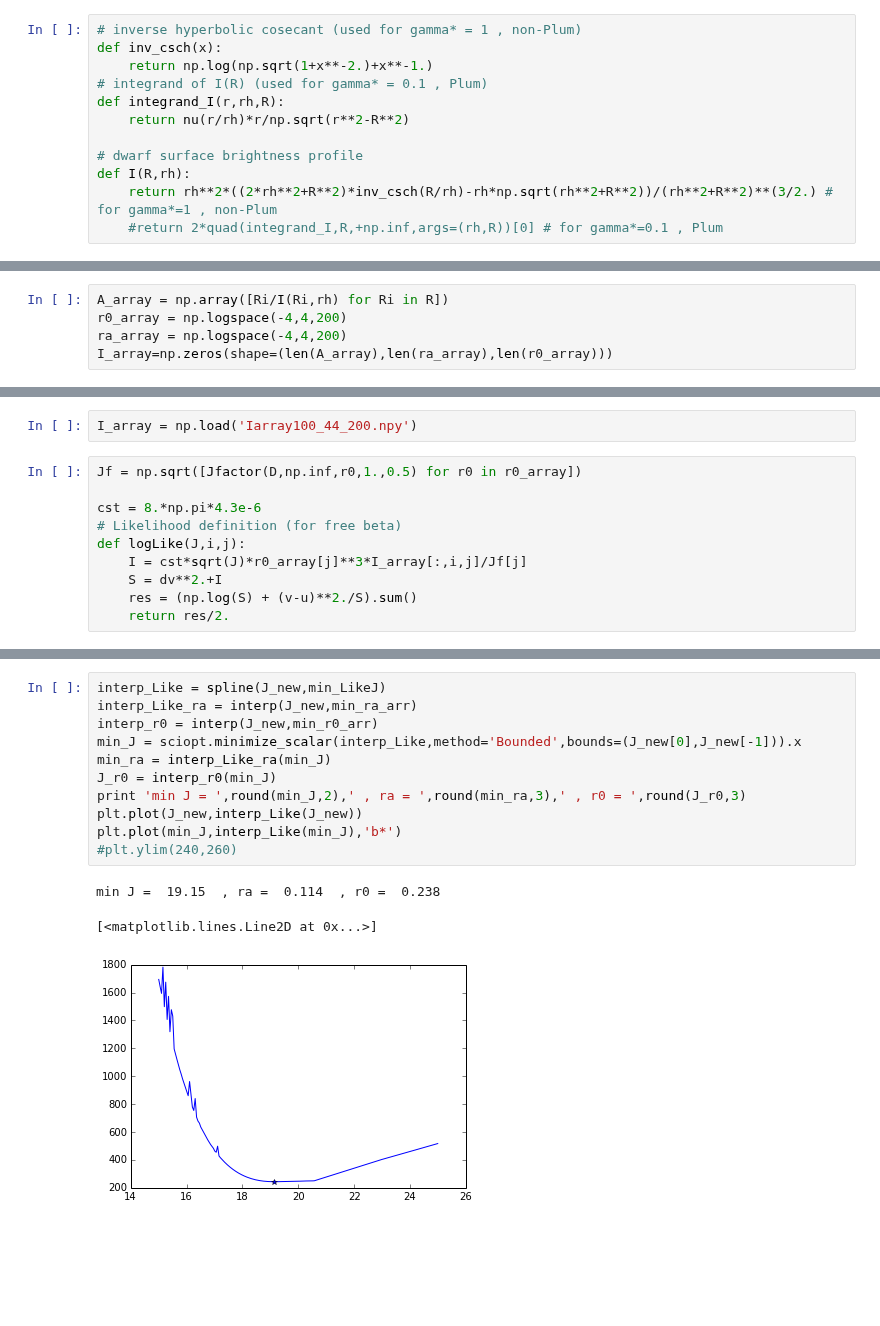
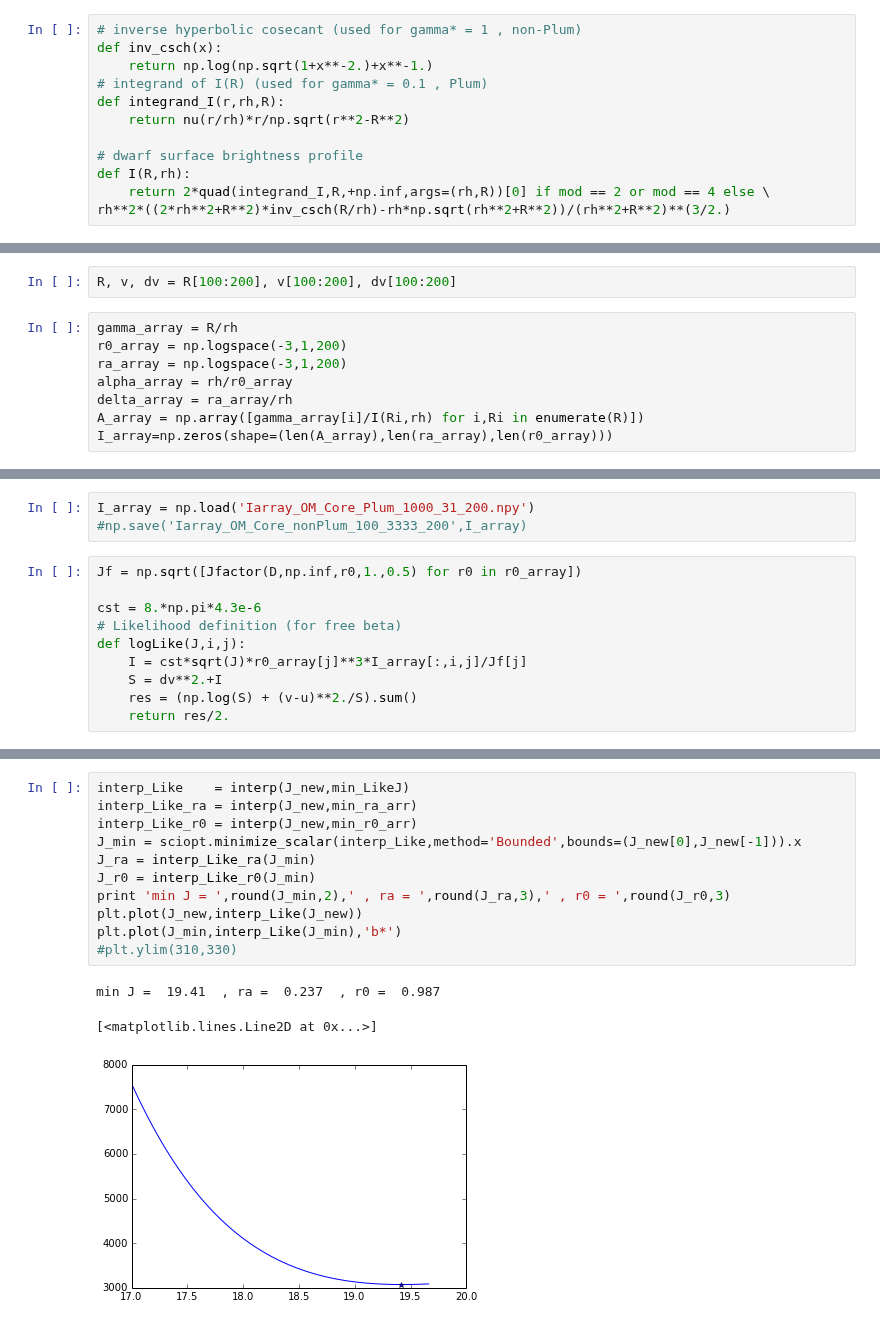
Before and after one commit to achiappo/FRESKA, a Jupyter notebook: simulationOM.ipynb, the cells around one changed output, grey strips where cells are left out. Saved outputs shown, nothing was run; the diff lists cells and outputs as text; blank space fills up the shorter version.

```diff
--- a/simulationOM.ipynb
+++ b/simulationOM.ipynb
@@ -59,7 +72,7 @@ def integrand_I(r,rh,R):
 
 # dwarf surface brightness profile
 def I(R,rh):
-    return rh**2*((2*rh**2+R**2)*inv_csch(R/rh)-rh*np.sqrt(rh**2+R**2))/(rh**2+R**2)**(3/2.) # for gamma*=1 , non-Plum
-    #return 2*quad(integrand_I,R,+np.inf,args=(rh,R))[0] # for gamma*=0.1 , Plum
+    return 2*quad(integrand_I,R,+np.inf,args=(rh,R))[0] if mod == 2 or mod == 4 else \
+rh**2*((2*rh**2+R**2)*inv_csch(R/rh)-rh*np.sqrt(rh**2+R**2))/(rh**2+R**2)**(3/2.)
 # %%
 # Mock data preparation
@@ -82,7 +99,12 @@ rh=0.1
 nstars=np.size(R)
+# %%
+R, v, dv = R[100:200], v[100:200], dv[100:200]
 # %%
-A_array = np.array([Ri/I(Ri,rh) for Ri in R])
-r0_array = np.logspace(-4,4,200)
-ra_array = np.logspace(-4,4,200)
+gamma_array = R/rh
+r0_array = np.logspace(-3,1,200)
+ra_array = np.logspace(-3,1,200)
+alpha_array = rh/r0_array
+delta_array = ra_array/rh
+A_array = np.array([gamma_array[i]/I(Ri,rh) for i,Ri in enumerate(R)])
 I_array=np.zeros(shape=(len(A_array),len(ra_array),len(r0_array)))
 # %%
@@ -102,7 +124,8 @@ pool.join()
 for idx,value in results:
     I_array[idx] = value
 # %%
-I_array = np.load('Iarray100_44_200.npy')
+I_array = np.load('Iarray_OM_Core_Plum_1000_31_200.npy')
+#np.save('Iarray_OM_Core_nonPlum_100_3333_200',I_array)
 # %%
 Jf = np.sqrt([Jfactor(D,np.inf,r0,1.,0.5) for r0 in r0_array])
 
@@ -179,17 +186,17 @@ for J in J_array:                                                    # scan over
 # %%
-interp_Like = spline(J_new,min_LikeJ)
+interp_Like    = interp(J_new,min_LikeJ)
 interp_Like_ra = interp(J_new,min_ra_arr)
-interp_r0 = interp(J_new,min_r0_arr)
-min_J = sciopt.minimize_scalar(interp_Like,method='Bounded',bounds=(J_new[0],J_new[-1])).x
-min_ra = interp_Like_ra(min_J)
-J_r0 = interp_r0(min_J)
-print 'min J = ',round(min_J,2),' , ra = ',round(min_ra,3),' , r0 = ',round(J_r0,3)
+interp_Like_r0 = interp(J_new,min_r0_arr)
+J_min = sciopt.minimize_scalar(interp_Like,method='Bounded',bounds=(J_new[0],J_new[-1])).x
+J_ra = interp_Like_ra(J_min)
+J_r0 = interp_Like_r0(J_min)
+print 'min J = ',round(J_min,2),' , ra = ',round(J_ra,3),' , r0 = ',round(J_r0,3)
 plt.plot(J_new,interp_Like(J_new))
-plt.plot(min_J,interp_Like(min_J),'b*')
-#plt.ylim(240,260)
+plt.plot(J_min,interp_Like(J_min),'b*')
+#plt.ylim(310,330)
 # %% [output]
-min J =  19.15  , ra =  0.114  , r0 =  0.238
+min J =  19.41  , ra =  0.237  , r0 =  0.987
 [<matplotlib.lines.Line2D at 0x...>]
-[figure, old version]
+[figure, new version]
 # %%
 def one_sigmaJ(J):
```
Also changed, not shown: parts of 14 cells of this notebook, 5 other files.
